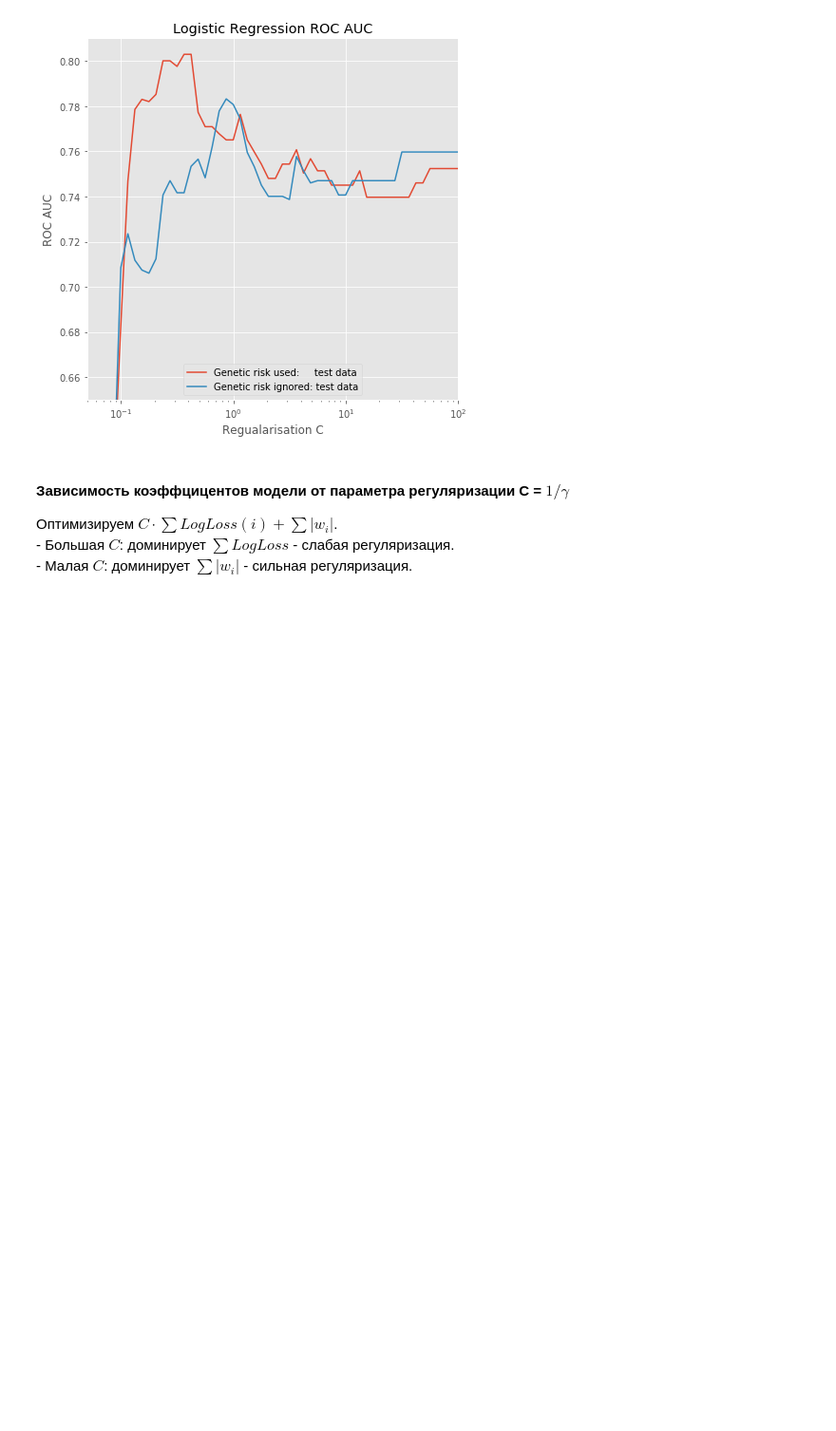
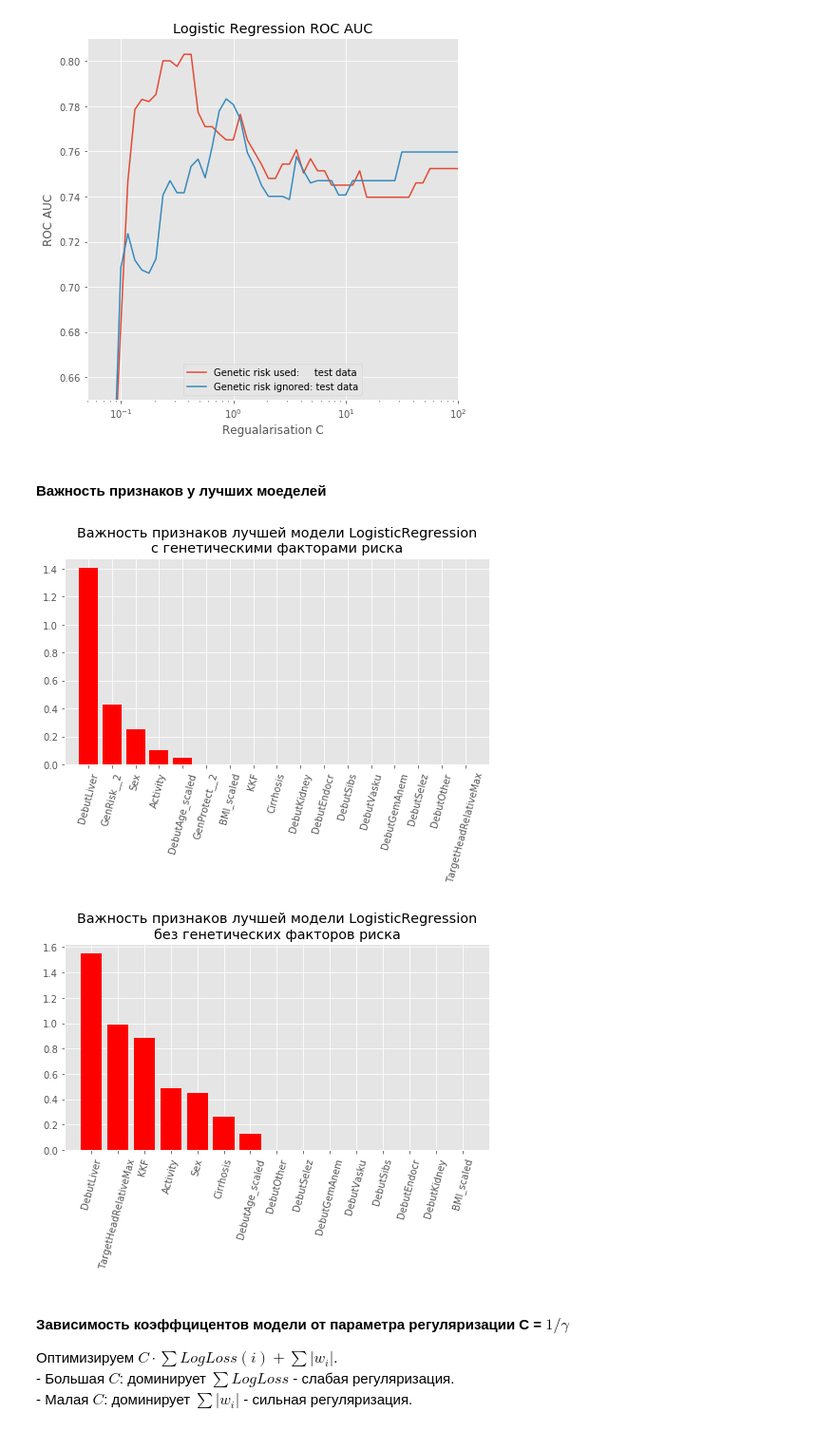
Before and after one commit to AlexanderArtemyev/Wilson-disease, a Jupyter notebook: Predict_LogisticRegression.ipynb, the cells around one changed output. Shown at 95% size. Drawn from its saved outputs; the diff is of its cells as text; code cells hidden in the pictures; blank space fills up the shorter version.

```diff
--- a/Predict_LogisticRegression.ipynb
+++ b/Predict_LogisticRegression.ipynb
@@ -295,6 +296,35 @@ plt.ylabel('ROC AUC')
 # %% [output]
 <matplotlib.text.Text at 0x...>
 [figure]
+# %% [markdown]
+#### Важность признаков у лучших моеделей
+# %%
+def plot_importances(df, grid_searcher, param_grid, model_features, model_type_name, features_set_name):
+    importances = grid_searcher.best_estimator_.coef_[0]
+    X   = df[model_features]
+
+    indices_abs = np.argsort(np.abs(importances))[::-1]    # Absolute importance
+    indices_ord = np.argsort(importances)[::-1]            # rank importance
+
+    indices = indices_abs
+    model_features_xticks = [model_features[i] for i in indices]
+
+    # Plot the feature importances
+    plt.figure(figsize=(8,4))
+    plt.title("Feature importances")
+    plt.bar( range(X.shape[1]), np.abs(importances[indices]),
+             color="r", # yerr=std[indices], align="center"
+           )
+    plt.xticks(range(X.shape[1]), model_features_xticks, rotation=75)
+    plt.xlim([-1, X.shape[1]])
+    plt.title('Важность признаков лучшей модели ' + model_type_name + '\n' + features_set_name)
+    plt.show()
+
+plot_importances(df, grid_searcher, param_grid, model_features,     "LogisticRegression", "с генетическими факторами риска")
+plot_importances(df, grid_searcher_0, param_grid, model_0_features, "LogisticRegression",  "без генетических факторов риска")
+# %% [output]
+[figure, added]
+[figure, added]
 # %% [markdown]
 #### Зависимость коэффцицентов модели от параметра регуляризации C = $1/\gamma$
 
```
Also changed, not shown: parts of 3 cells of this notebook.
